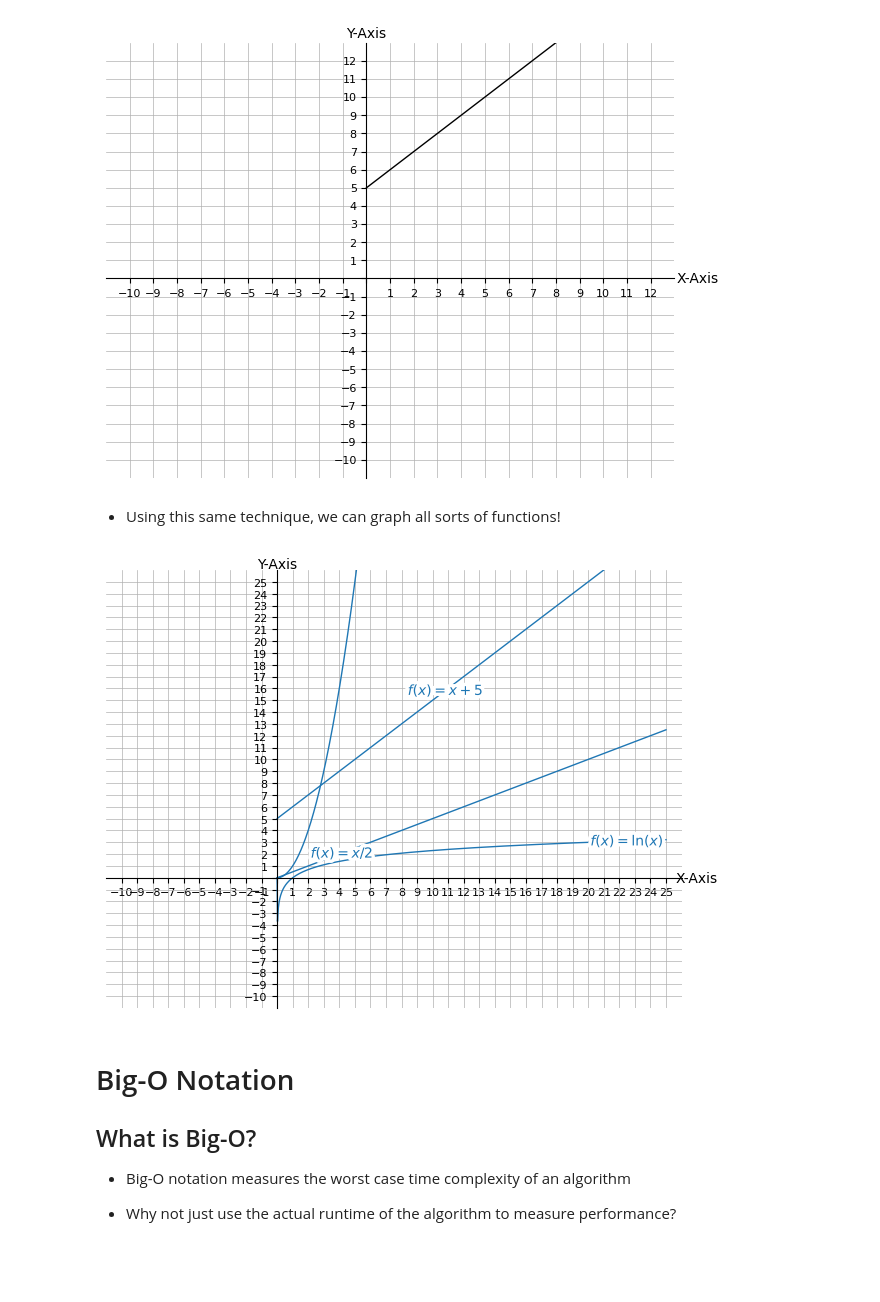
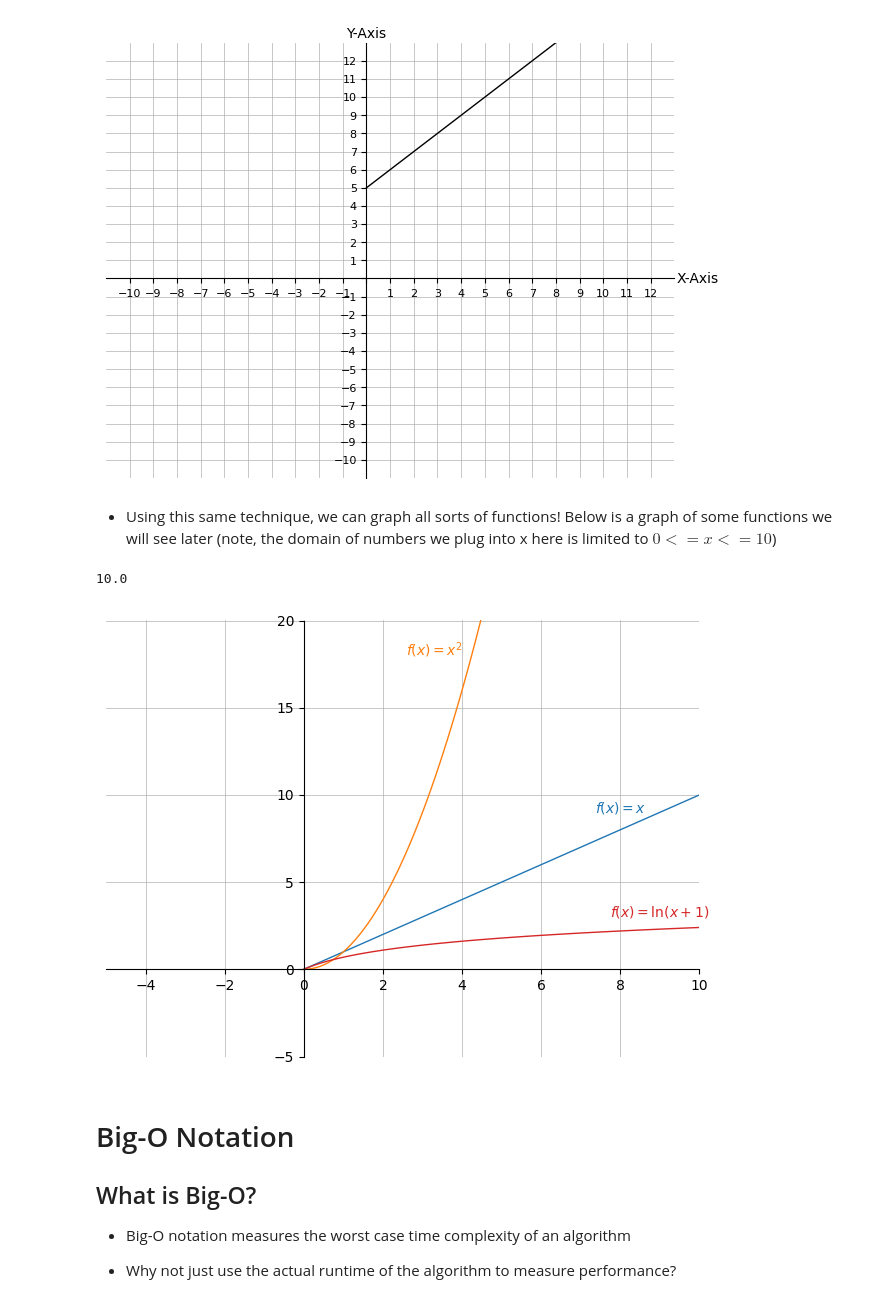
Before and after one commit to jdglaser/dsa-studying, a Jupyter notebook: big-o-notation.ipynb, the cells around one changed output. Saved outputs shown, nothing was run; the diff lists cells and outputs as text; code cells hidden in the pictures; blank space fills up the shorter version.

```diff
--- a/big-o-notation.ipynb
+++ b/big-o-notation.ipynb
@@ -168,25 +168,42 @@ plt.show()
 # %% [output]
 [figure]
 # %% [markdown]
-+ Using this same technique, we can graph all sorts of functions!
++ Using this same technique, we can graph all sorts of functions! Below is a graph of some functions we will see later (note, the domain of numbers we plug into x here is limited to $0 <= x <= 10$)
 # %%
-from math import log
+from math import log, log1p
 
 
-fig, ax = get_cartesian_plane(max_val=25)
+fig, ax = plt.subplots()
 
-x = np.linspace(0, 25, 1000)
-ax.add_line(Line2D(x, [i**2 for i in x], linewidth=1, label="$f(x) = x^2$"))
-ax.add_line(Line2D(x, [i+5 for i in x], linewidth=1, label="$f(x) = x + 5$"))
-ax.add_line(Line2D(x, [i/2 for i in x], linewidth=1, label="$f(x) = x / 2$"))
-ax.add_line(Line2D(x, [log(i) if i != 0 else 0 for i in x], linewidth=1, label="$f(x) = \ln(x)$"))
+x = np.linspace(0, 10, 100)
 
-labelLines(ax.get_lines(), align=False, fontsize=10)
+ax.spines.left.set_position("zero")
+ax.spines.bottom.set_position("zero")
+ax.spines[['right', 'top']].set_visible(False)
+
+ax.set_ylim((-5, 20))
+print(x[-1])
+ax.set_xlim(left=-5, right=10)
+
+ax.grid(True, linewidth=0.5)
+
+ax.plot(x, [i for i in x], linewidth=1)
+ax.annotate(r"$f(x) = x$", [8, 9], color="C0", ha="center")
+ax.plot(x, [i**2 for i in x], linewidth=1, color="C1")
+ax.annotate(r"$f(x) = x^2$", [3.3, 18], color="C1", ha="center")
+ax.plot(x, [log1p(i) for i in x], linewidth=1, color="C3")
+ax.annotate(r"$f(x) = \ln(x+1)$", [9, 3], color="C3", ha="center")
+#ax.add_line(Line2D(x, [i+5 for i in x], linewidth=1, label="$f(x) = x + 5$"))
+#ax.add_line(Line2D(x, [i/2 for i in x], linewidth=1, label="$f(x) = x / 2$"))
+#ax.add_line(Line2D(x, [log(i) if i <= 0 else 0 for i in x], linewidth=1, label="$f(x) = \ln(x)$"))
+
+#labelLines(ax.get_lines(), align=False, fontsize=10)
 
 plt.tight_layout()
 plt.show()
 # %% [output]
+10.0
-[figure, old version]
+[figure, new version]
 # %% [markdown]
 # Big-O Notation
 
```
